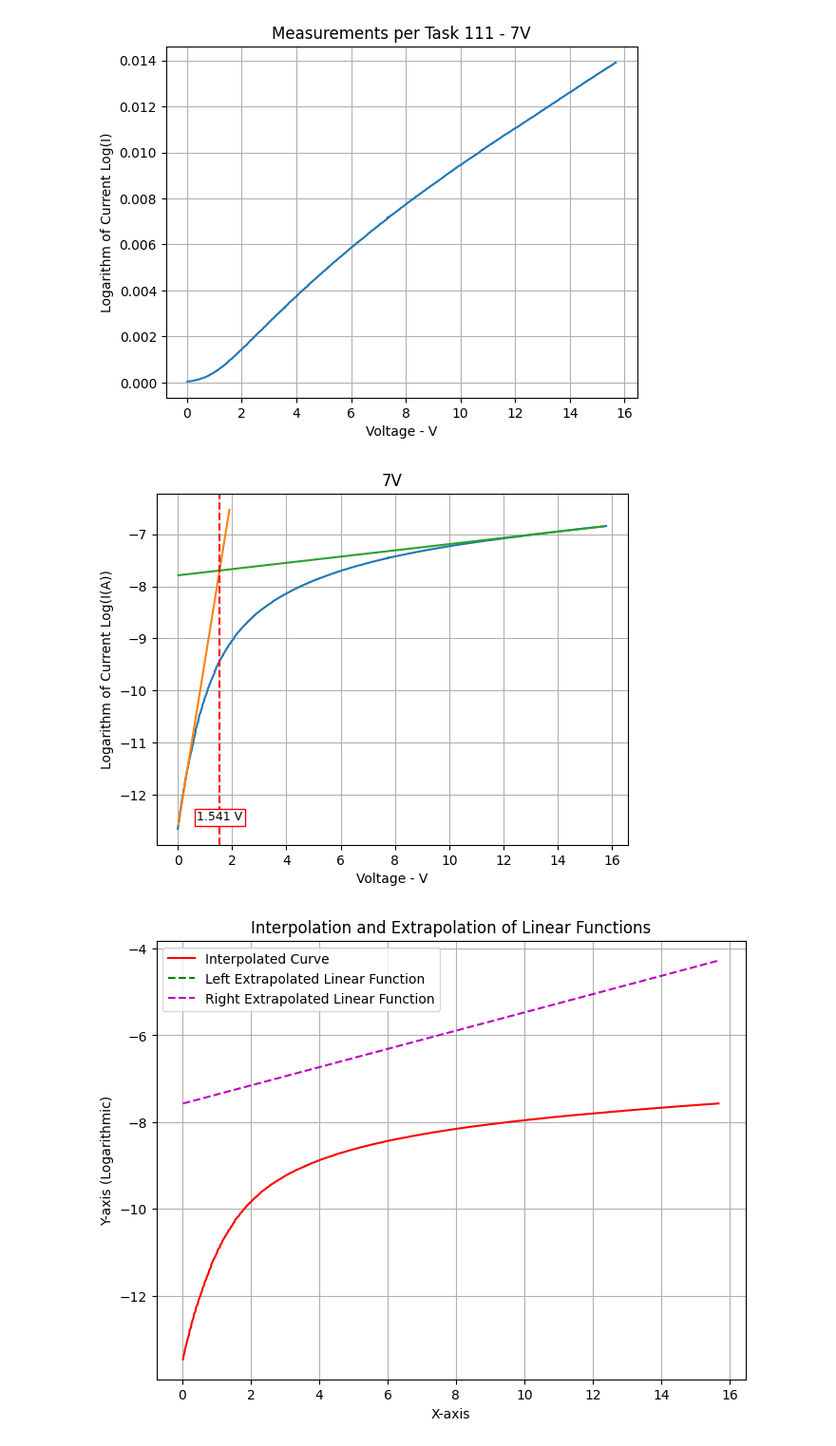
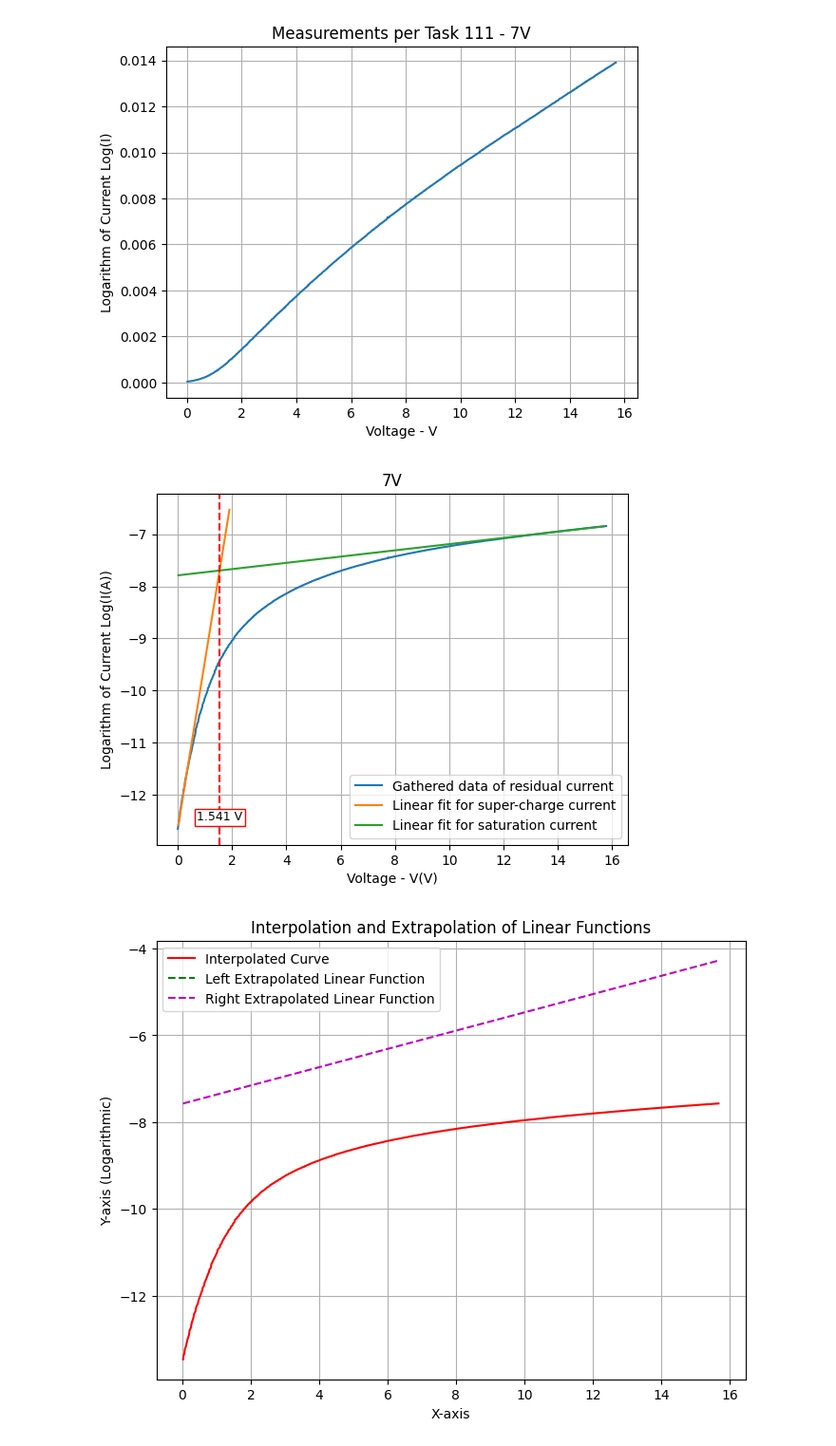
Before and after one commit to N0rt0N7/General-workspace, a Jupyter notebook: Frank-Hertz/Task111.ipynb, the cells around one changed output. Shown at 95% size. Cells and saved outputs as stored; diff of their text form; code cells hidden in the pictures.

Commit message:
TASK111-graphs

```diff
--- a/Frank-Hertz/Task111.ipynb
+++ b/Frank-Hertz/Task111.ipynb
@@ -75,38 +76,39 @@ y_Rlog = np.log(y_R)
 
 x1 = 0.0200000
 y1 = np.log(np.divide(9.27000e-005, 27))
 x2 = 0.25
 y2 = np.log(np.divide(0.000194400, 27))
 
 m1 = np.divide((y2 - y1),(x2 - x1))
 b1 = y1 - m1 * x1
 x1_val = np.linspace(0.02,1.9,1000)
 y1_val = (m1 * x1_val) + b1
 
 x3 = 15.7600
 y3 = np.log(np.divide(0.0288127,27))
 x4 = 15.7800
 y4 = np.log(np.divide(0.0288473,27))
 
 m2 = np.divide((y4 - y3),(x4 - x3))
 b2 = y3 - m2 * x3
 x2_val = np.linspace(0.02,15.68,1000)
 y2_val = (m2 * x2_val) + b2
 
 x_inter = 1.541
 
-plt.plot(x, y_Rlog)
-plt.plot(x1_val, y1_val)
-plt.plot(x2_val, y2_val)
+plt.plot(x, y_Rlog, label= 'Gathered data of residual current')
+plt.plot(x1_val, y1_val, label='Linear fit for super-charge current')
+plt.plot(x2_val, y2_val, label='Linear fit for saturation current')
 plt.axvline(x_inter, color='r', linestyle='--')
 plt.text(x_inter, -12.5 , "1.541 V", color='black', fontsize=9, ha='center', bbox=dict(facecolor='white', edgecolor='red', boxstyle='square,pad=0.2'))
-plt.xlabel('Voltage - V')
+plt.xlabel('Voltage - V(V)')
 plt.ylabel('Logarithm of Current Log(I(A))')
 plt.title('7V')
+plt.legend(loc="lower right")
 plt.grid(True)
 plt.show()
 # %% [output]
-[figure, old version]
+[figure, new version]
 # %%
 ##Test
 
```
Also changed, not shown: parts of 1 cell of this notebook.
